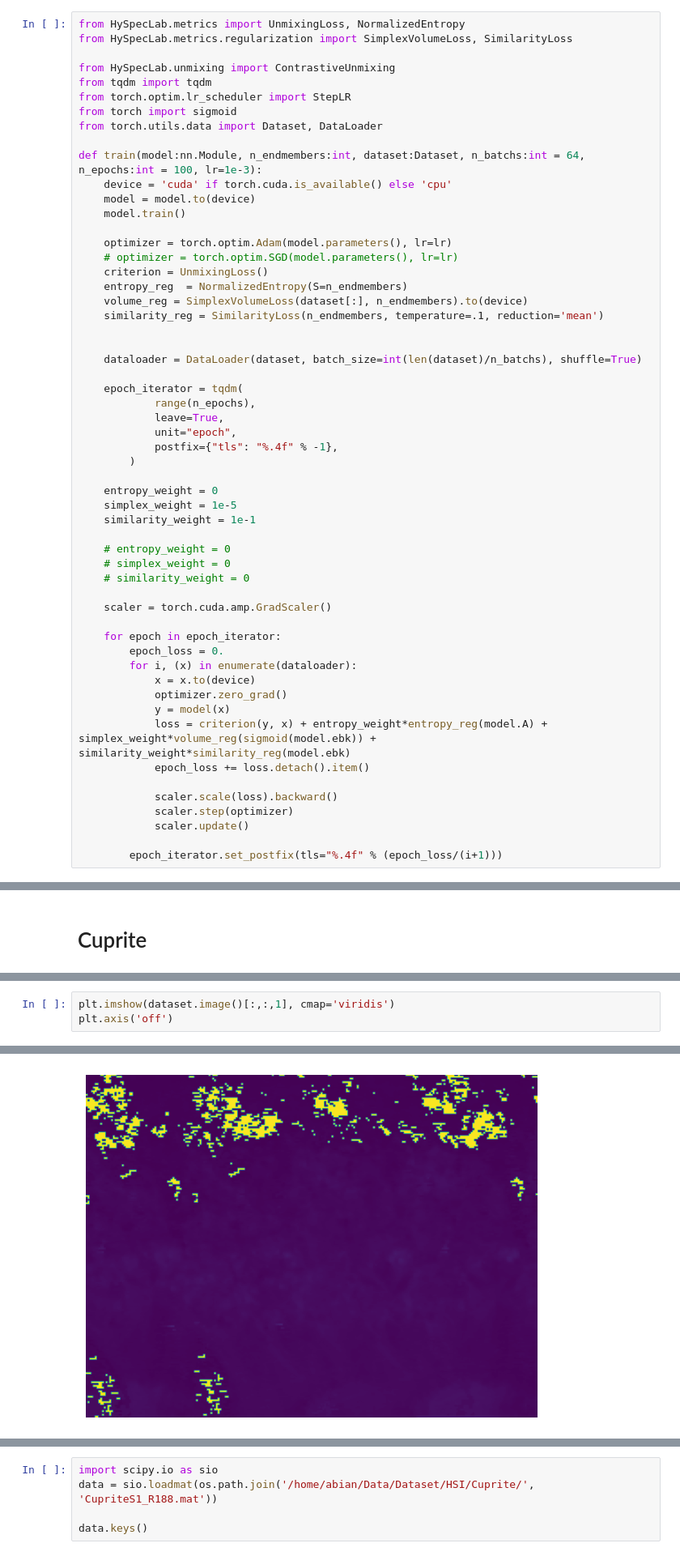
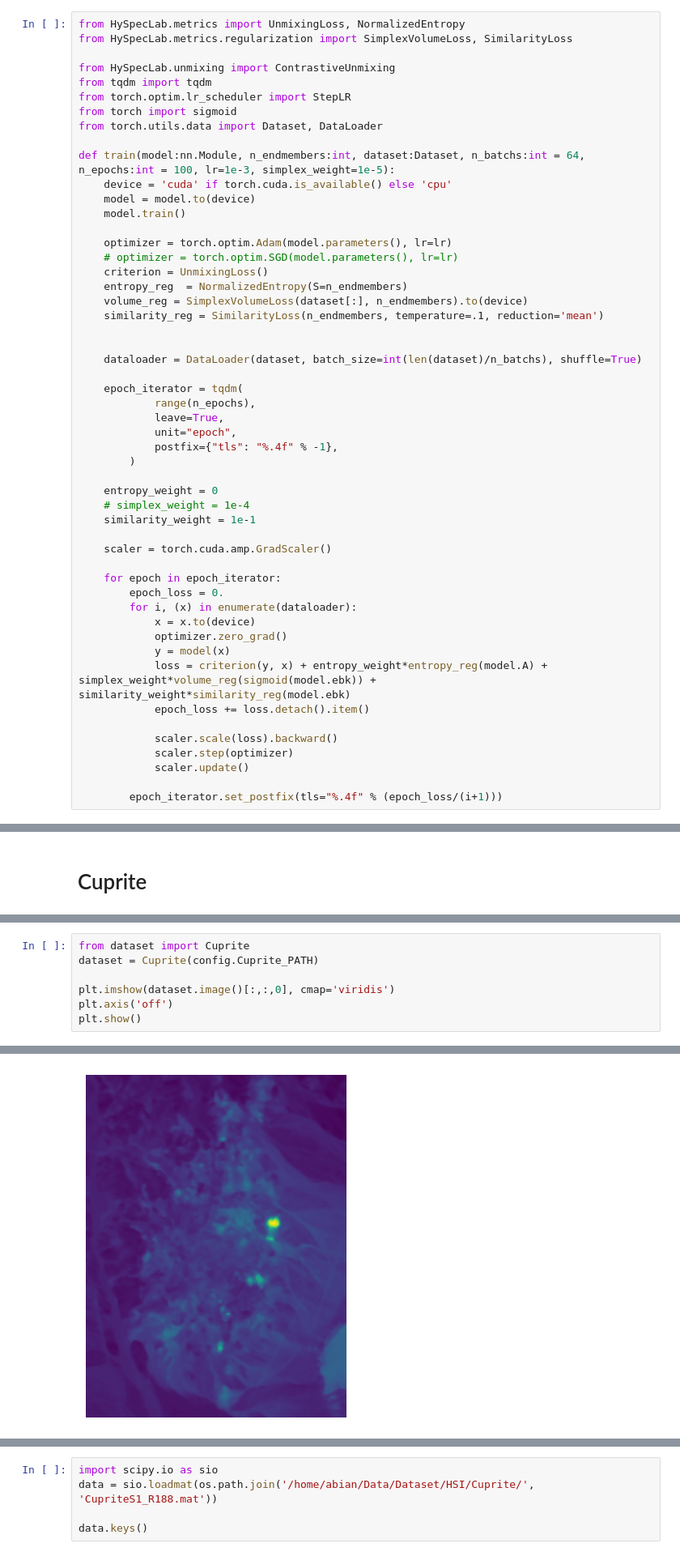
Before and after one commit to SolidusAbi/CLHU, a Jupyter notebook: notebooks/CLHU.ipynb, the cells around one changed output, grey strips where cells are left out. Shown at 81% size. Drawn from its saved outputs; the diff is of its cells as text.

Commit message:
Fixing errors and fast cuprite test

```diff
--- a/notebooks/CLHU.ipynb
+++ b/notebooks/CLHU.ipynb
@@ -69,7 +27,7 @@ from torch.optim.lr_scheduler import StepLR
 from torch import sigmoid
 from torch.utils.data import Dataset, DataLoader
 
-def train(model:nn.Module, n_endmembers:int, dataset:Dataset, n_batchs:int = 64, n_epochs:int = 100, lr=1e-3):
+def train(model:nn.Module, n_endmembers:int, dataset:Dataset, n_batchs:int = 64, n_epochs:int = 100, lr=1e-3, simplex_weight=1e-5):
     device = 'cuda' if torch.cuda.is_available() else 'cpu'
     model = model.to(device)
     model.train()
@@ -92,12 +50,8 @@ def train(model:nn.Module, n_endmembers:int, dataset:Dataset, n_batchs:int = 64,
         )
 
     entropy_weight = 0
-    simplex_weight = 1e-5
+    # simplex_weight = 1e-4
     similarity_weight = 1e-1
-
-    # entropy_weight = 0
-    # simplex_weight = 0
-    # similarity_weight = 0
 
     scaler = torch.cuda.amp.GradScaler()
 
@@ -550,4 +438,8 @@ dataset = Cuprite(config.Cuprite_PATH)
 # %%
-plt.imshow(dataset.image()[:,:,1], cmap='viridis')
+from dataset import Cuprite
+dataset = Cuprite(config.Cuprite_PATH)
+
+plt.imshow(dataset.image()[:,:,0], cmap='viridis')
 plt.axis('off')
+plt.show()
 # %% [output]
@@ -555 +446 @@ plt.axis('off')
-[figure, old version]
+[figure, new version]
```
Also changed, not shown: parts of 41 cells of this notebook, 1 other file.
